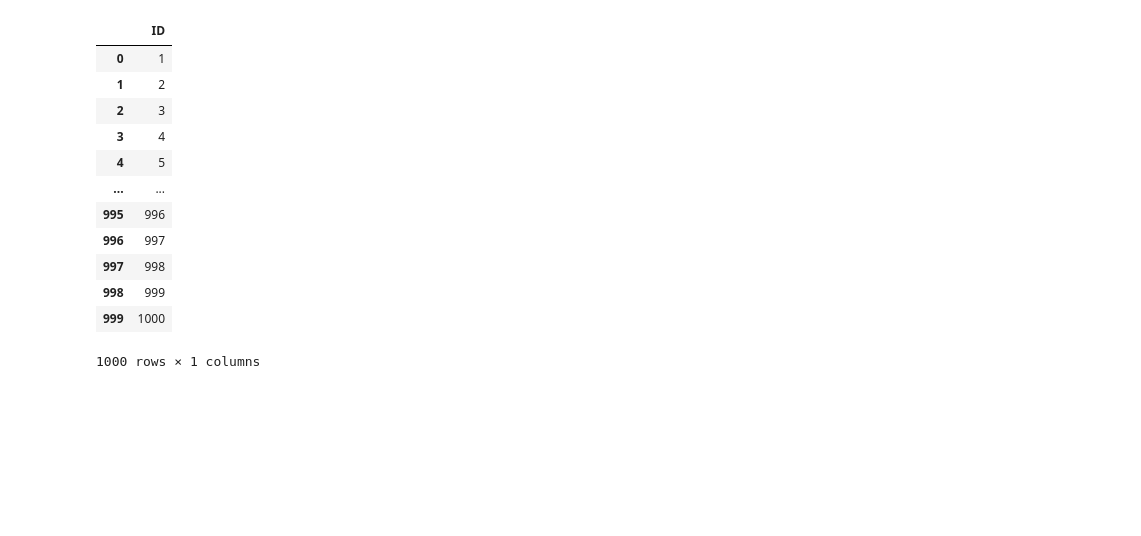
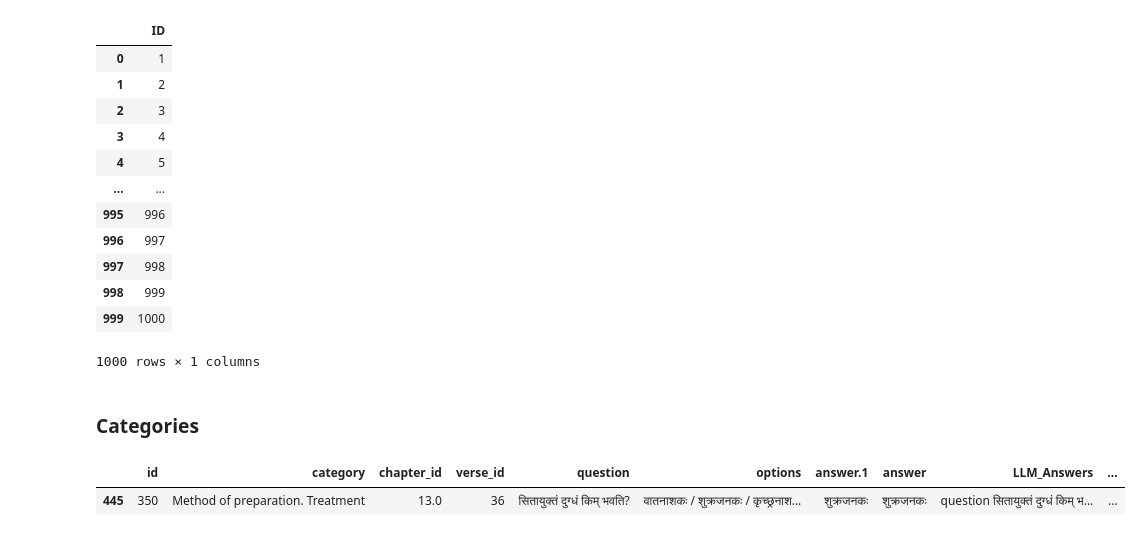
Before and after one commit to mahesh-ak/SktQA, a Jupyter notebook: Plots.ipynb, the cells around one changed output. Cells and saved outputs as stored; diff of their text form; code cells hidden in the pictures; blank space fills up the shorter version.

Commit message:
Update: Category-wise results generatable

```diff
--- a/Plots.ipynb
+++ b/Plots.ipynb
@@ -651,3 +651,12 @@ relv = list(range(646, 673))
 # %%
 kg_rel_df['rel'] = kg_rel_df.apply(lambda x: int(x['ID'] in relv) ,axis=1)
 kg_rel_df.to_csv("data/sanskrit_kg_rel.tsv", index=False, sep='\t')
+# %% [markdown]
+### Categories
+# %%
+ayur_df = pd.read_csv("data/Ayurveda Amartam - Dataset.tsv",sep='\t')
+# %%
+ayur_df[ayur_df['id'] == 350]
+# %% [output]
+|  | id | category | chapter_id | verse_id | question | options | answer.1 | answer | LLM_Answers | ... |
+| 445 | 350 | Method of preparation. Treatment | 13.0 | 36 | सितायुक्तं दुग्धं किम् भवति? | वातनाशकः / शुक्रजनकः / कृच्छ्रनाश... | शुक्रजनकः | शुक्रजनकः | question सितायुक्तं दुग्धं किम् भ... | ... |
```
Also changed, not shown: parts of 7 cells of this notebook, 6 other files.
